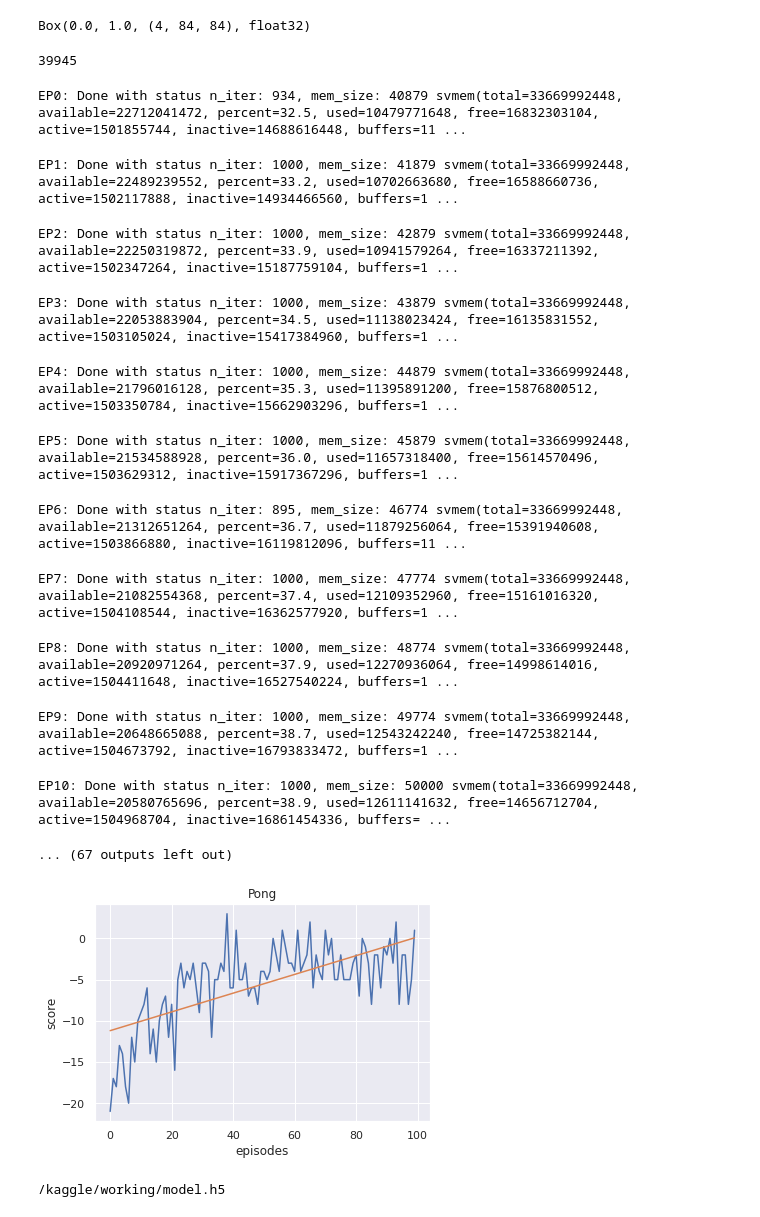
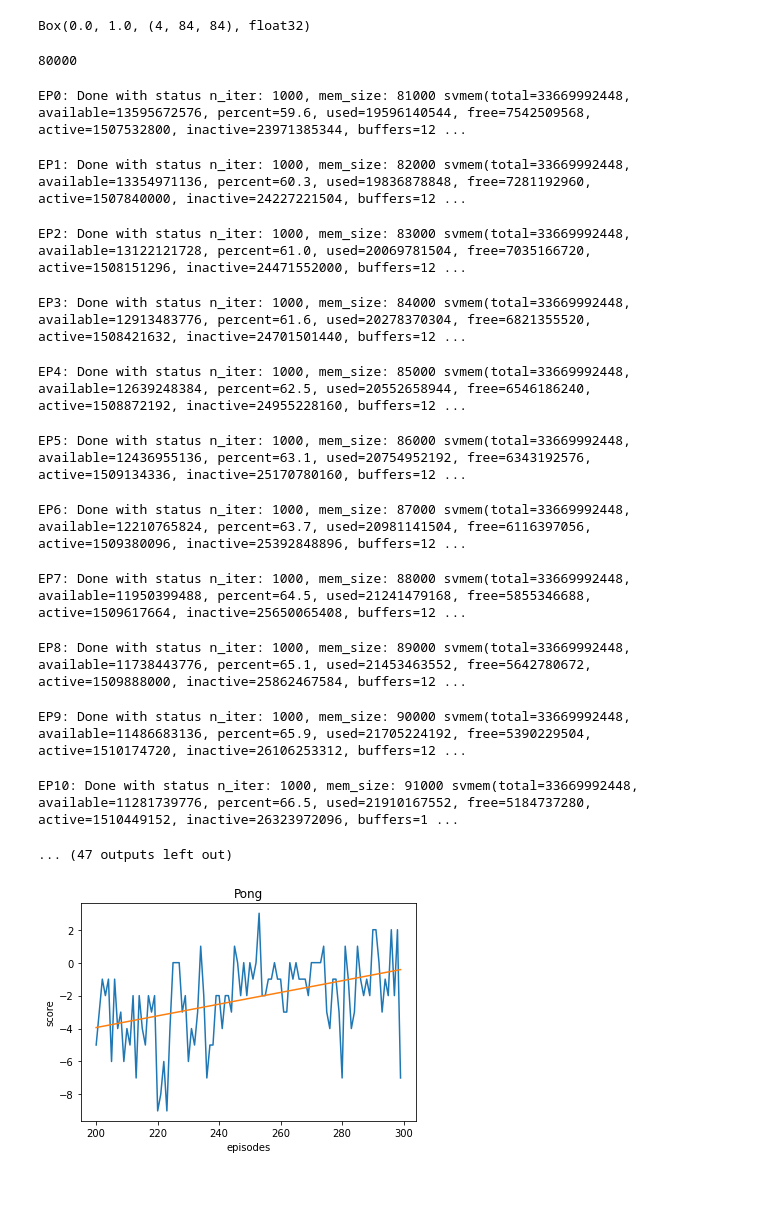
Before and after one commit to Ahmed-Rushdi/kaggle_projects, a Jupyter notebook: rl-pong-ddqn.ipynb, the cells around one changed output. Cells and saved outputs as stored; diff of their text form; code cells hidden in the pictures; blank space fills up the shorter version.

Commit message:
Kaggle Notebook | RL_PONG_DDQN | Version 28 | 200-300

```diff
--- a/rl-pong-ddqn.ipynb
+++ b/rl-pong-ddqn.ipynb
@@ -89,13 +89,13 @@ env.observation_space
 Box(0.0, 1.0, (4, 84, 84), float32)
 # %%
 # number of frames to run
-NUM_FRAMES = 2000000
+NUM_FRAMES = 4000000
 
 #number of episodes to run
 NUM_EPISODES = 100
 
 #initial episode to continue training (0 if didn't train)
-INIT_EPISODE = 100
+INIT_EPISODE = 200
 
 #max iterations per run
 MAX_ITERATIONS = 1000
@@ -240,8 +240,8 @@ class DQNAgent:
 
 
     def save_models(self):
-        self.model.save('/kaggle/working/model.h5')
-        self.target_model.save('/kaggle/working/target_model.h5')
+        self.model.save(f'/kaggle/working/model_{INIT_EPISODE+NUM_EPISODES}.h5')
+        self.target_model.save(f'/kaggle/working/target_model_{INIT_EPISODE+NUM_EPISODES}.h5')
 
     def load_models(self, m_link, tm_link):
         self.model = load_model(m_link)
@@ -253,39 +254,34 @@ agent.load_models("../input/pongmodel/model.h5","../input/pongmodel/target_model
 scores, n_iters = agent.train(NUM_EPISODES, MAX_ITERATIONS)
 plt.plot(n_iters)
 # %% [output]
-39945
+80000
-EP0: Done with status n_iter: 934, mem_size: 40879 svmem(total=33669992448, available=22712041472, percent=32.5, used=10479771648, free=16832303104, active=1501855744, inactive=14688616448, buffers=11 ...
+EP0: Done with status n_iter: 1000, mem_size: 81000 svmem(total=33669992448, available=13595672576, percent=59.6, used=19596140544, free=7542509568, active=1507532800, inactive=23971385344, buffers=12 ...
-EP1: Done with status n_iter: 1000, mem_size: 41879 svmem(total=33669992448, available=22489239552, percent=33.2, used=10702663680, free=16588660736, active=1502117888, inactive=14934466560, buffers=1 ...
+EP1: Done with status n_iter: 1000, mem_size: 82000 svmem(total=33669992448, available=13354971136, percent=60.3, used=19836878848, free=7281192960, active=1507840000, inactive=24227221504, buffers=12 ...
-EP2: Done with status n_iter: 1000, mem_size: 42879 svmem(total=33669992448, available=22250319872, percent=33.9, used=10941579264, free=16337211392, active=1502347264, inactive=15187759104, buffers=1 ...
+EP2: Done with status n_iter: 1000, mem_size: 83000 svmem(total=33669992448, available=13122121728, percent=61.0, used=20069781504, free=7035166720, active=1508151296, inactive=24471552000, buffers=12 ...
-EP3: Done with status n_iter: 1000, mem_size: 43879 svmem(total=33669992448, available=22053883904, percent=34.5, used=11138023424, free=16135831552, active=1503105024, inactive=15417384960, buffers=1 ...
+EP3: Done with status n_iter: 1000, mem_size: 84000 svmem(total=33669992448, available=12913483776, percent=61.6, used=20278370304, free=6821355520, active=1508421632, inactive=24701501440, buffers=12 ...
-EP4: Done with status n_iter: 1000, mem_size: 44879 svmem(total=33669992448, available=21796016128, percent=35.3, used=11395891200, free=15876800512, active=1503350784, inactive=15662903296, buffers=1 ...
+EP4: Done with status n_iter: 1000, mem_size: 85000 svmem(total=33669992448, available=12639248384, percent=62.5, used=20552658944, free=6546186240, active=1508872192, inactive=24955228160, buffers=12 ...
-EP5: Done with status n_iter: 1000, mem_size: 45879 svmem(total=33669992448, available=21534588928, percent=36.0, used=11657318400, free=15614570496, active=1503629312, inactive=15917367296, buffers=1 ...
+EP5: Done with status n_iter: 1000, mem_size: 86000 svmem(total=33669992448, available=12436955136, percent=63.1, used=20754952192, free=6343192576, active=1509134336, inactive=25170780160, buffers=12 ...
-EP6: Done with status n_iter: 895, mem_size: 46774 svmem(total=33669992448, available=21312651264, percent=36.7, used=11879256064, free=15391940608, active=1503866880, inactive=16119812096, buffers=11 ...
+EP6: Done with status n_iter: 1000, mem_size: 87000 svmem(total=33669992448, available=12210765824, percent=63.7, used=20981141504, free=6116397056, active=1509380096, inactive=25392848896, buffers=12 ...
-EP7: Done with status n_iter: 1000, mem_size: 47774 svmem(total=33669992448, available=21082554368, percent=37.4, used=12109352960, free=15161016320, active=1504108544, inactive=16362577920, buffers=1 ...
+EP7: Done with status n_iter: 1000, mem_size: 88000 svmem(total=33669992448, available=11950399488, percent=64.5, used=21241479168, free=5855346688, active=1509617664, inactive=25650065408, buffers=12 ...
-EP8: Done with status n_iter: 1000, mem_size: 48774 svmem(total=33669992448, available=20920971264, percent=37.9, used=12270936064, free=14998614016, active=1504411648, inactive=16527540224, buffers=1 ...
+EP8: Done with status n_iter: 1000, mem_size: 89000 svmem(total=33669992448, available=11738443776, percent=65.1, used=21453463552, free=5642780672, active=1509888000, inactive=25862467584, buffers=12 ...
-EP9: Done with status n_iter: 1000, mem_size: 49774 svmem(total=33669992448, available=20648665088, percent=38.7, used=12543242240, free=14725382144, active=1504673792, inactive=16793833472, buffers=1 ...
+EP9: Done with status n_iter: 1000, mem_size: 90000 svmem(total=33669992448, available=11486683136, percent=65.9, used=21705224192, free=5390229504, active=1510174720, inactive=26106253312, buffers=12 ...
-EP10: Done with status n_iter: 1000, mem_size: 50000 svmem(total=33669992448, available=20580765696, percent=38.9, used=12611141632, free=14656712704, active=1504968704, inactive=16861454336, buffers= ...
+EP10: Done with status n_iter: 1000, mem_size: 91000 svmem(total=33669992448, available=11281739776, percent=66.5, used=21910167552, free=5184737280, active=1510449152, inactive=26323972096, buffers=1 ...
-... (67 outputs left out)
+... (47 outputs left out)
 # %%
 import matplotlib.pyplot as plt
 from sklearn.linear_model import LinearRegression
 import seaborn as sns
 
-sns.set()
-
-plt.plot(scores)
+# sns.set()
+x = range(INIT_EPISODE,NUM_EPISODES+INIT_EPISODE)
+plt.plot(x,scores)
 plt.ylabel('score')
 plt.xlabel('episodes')
 plt.title('Pong')
 
 reg = LinearRegression().fit(np.arange(len(scores)).reshape(-1, 1), np.array(scores).reshape(-1, 1))
 y_pred = reg.predict(np.arange(len(scores)).reshape(-1, 1))
-plt.plot(y_pred)
+plt.plot(x,y_pred)
 plt.show()
 # %% [output]
-[figure, old version]
+[figure, new version]
-# %%
-from IPython.display import FileLink
-FileLink(r'/kaggle/working/model.h5')
-# %% [output]
-/kaggle/working/model.h5
```
Also changed, not shown: parts of 5 cells of this notebook.
